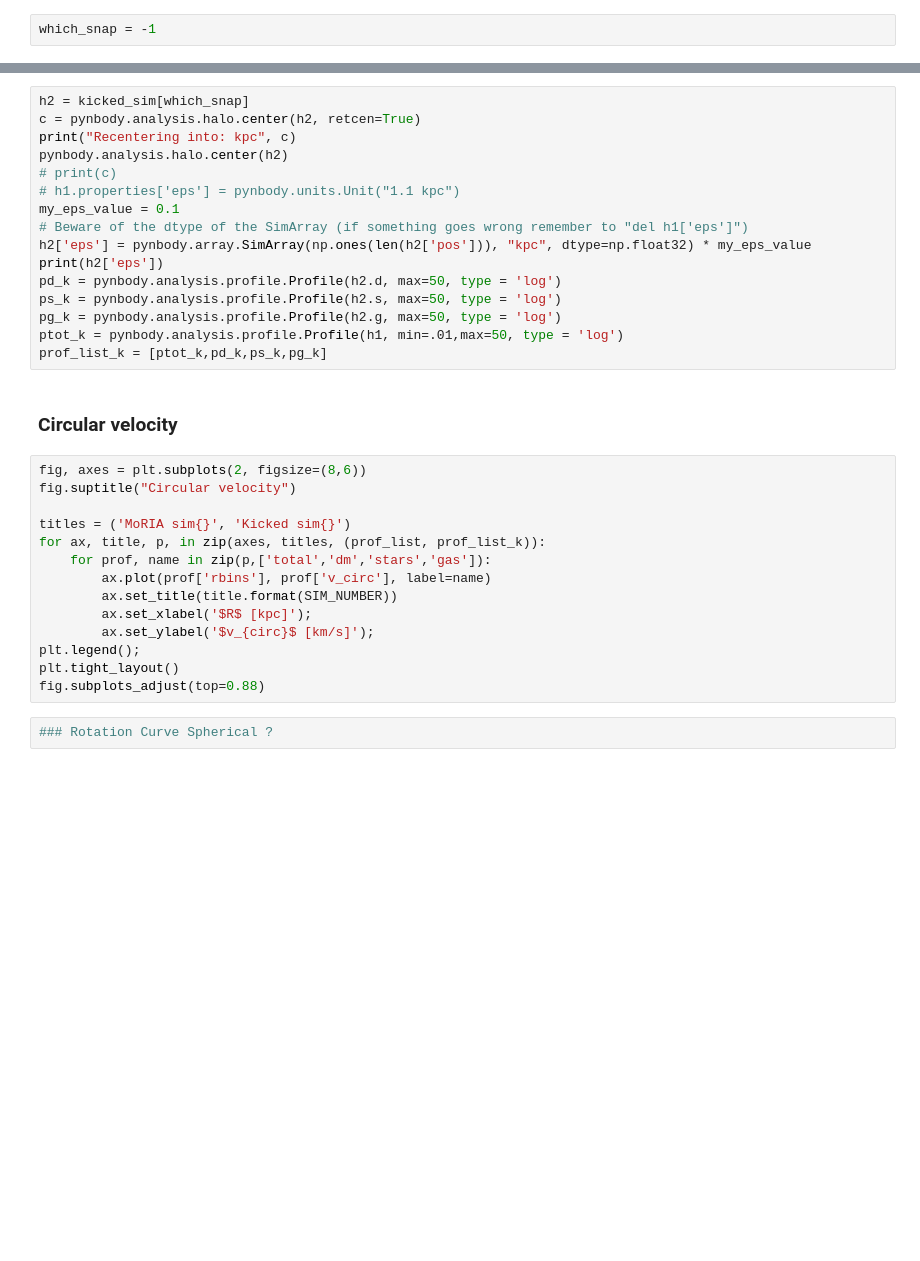
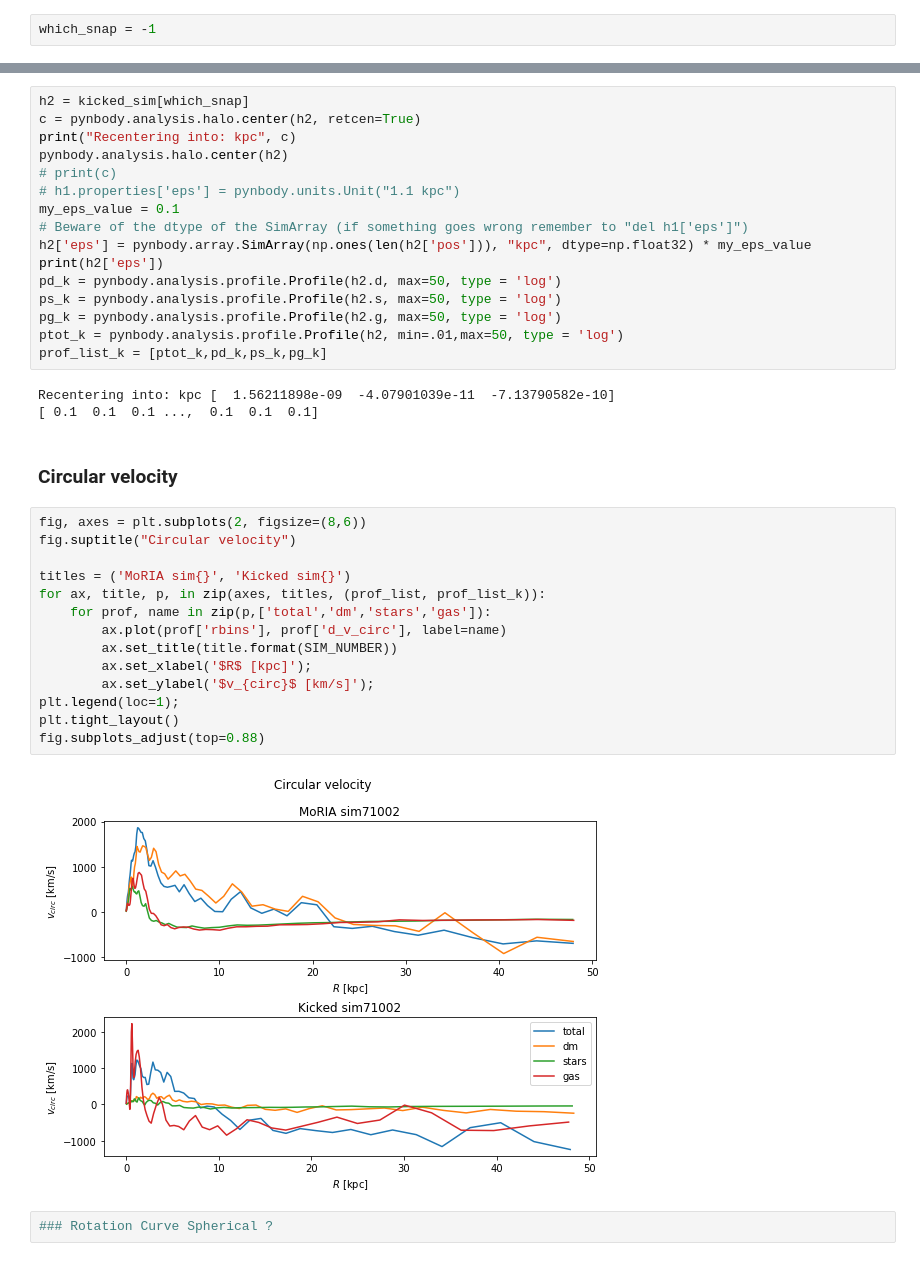
Before and after one commit to elehcim/simulation, a Jupyter notebook: notebooks/bokeh.ipynb, the cells around one changed output, grey strips where cells are left out. Cells and saved outputs as stored; diff of their text form; blank space fills up the shorter version.

```diff
--- a/notebooks/bokeh.ipynb
+++ b/notebooks/bokeh.ipynb
@@ -252,24 +372,29 @@ print(h2['eps'])
 pd_k = pynbody.analysis.profile.Profile(h2.d, max=50, type = 'log')
 ps_k = pynbody.analysis.profile.Profile(h2.s, max=50, type = 'log')
 pg_k = pynbody.analysis.profile.Profile(h2.g, max=50, type = 'log')
-ptot_k = pynbody.analysis.profile.Profile(h1, min=.01,max=50, type = 'log')
+ptot_k = pynbody.analysis.profile.Profile(h2, min=.01,max=50, type = 'log')
 prof_list_k = [ptot_k,pd_k,ps_k,pg_k]
+# %% [output]
+Recentering into: kpc [  1.56211898e-09  -4.07901039e-11  -7.13790582e-10]
+[ 0.1  0.1  0.1 ...,  0.1  0.1  0.1]
 # %% [markdown]
 ### Circular velocity
 # %%
 fig, axes = plt.subplots(2, figsize=(8,6))
 fig.suptitle("Circular velocity")
 
 titles = ('MoRIA sim{}', 'Kicked sim{}')
 for ax, title, p, in zip(axes, titles, (prof_list, prof_list_k)):
     for prof, name in zip(p,['total','dm','stars','gas']):
-        ax.plot(prof['rbins'], prof['v_circ'], label=name)
+        ax.plot(prof['rbins'], prof['d_v_circ'], label=name)
         ax.set_title(title.format(SIM_NUMBER))
         ax.set_xlabel('$R$ [kpc]');
         ax.set_ylabel('$v_{circ}$ [km/s]');
-plt.legend();
+plt.legend(loc=1);
 plt.tight_layout()
 fig.subplots_adjust(top=0.88)
+# %% [output]
+[figure, added]
 # %%
 ### Rotation Curve Spherical ?
 # %%
```
Also changed, not shown: parts of 26 cells of this notebook.
